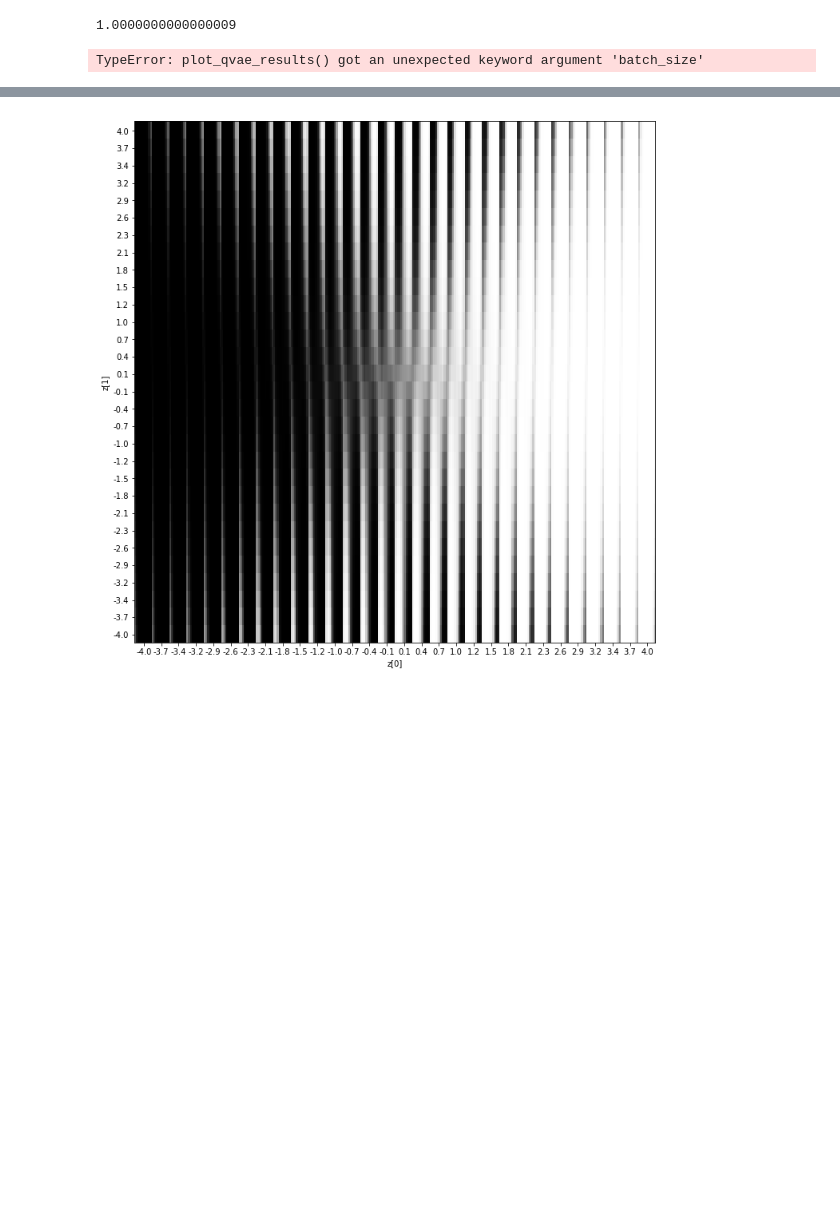
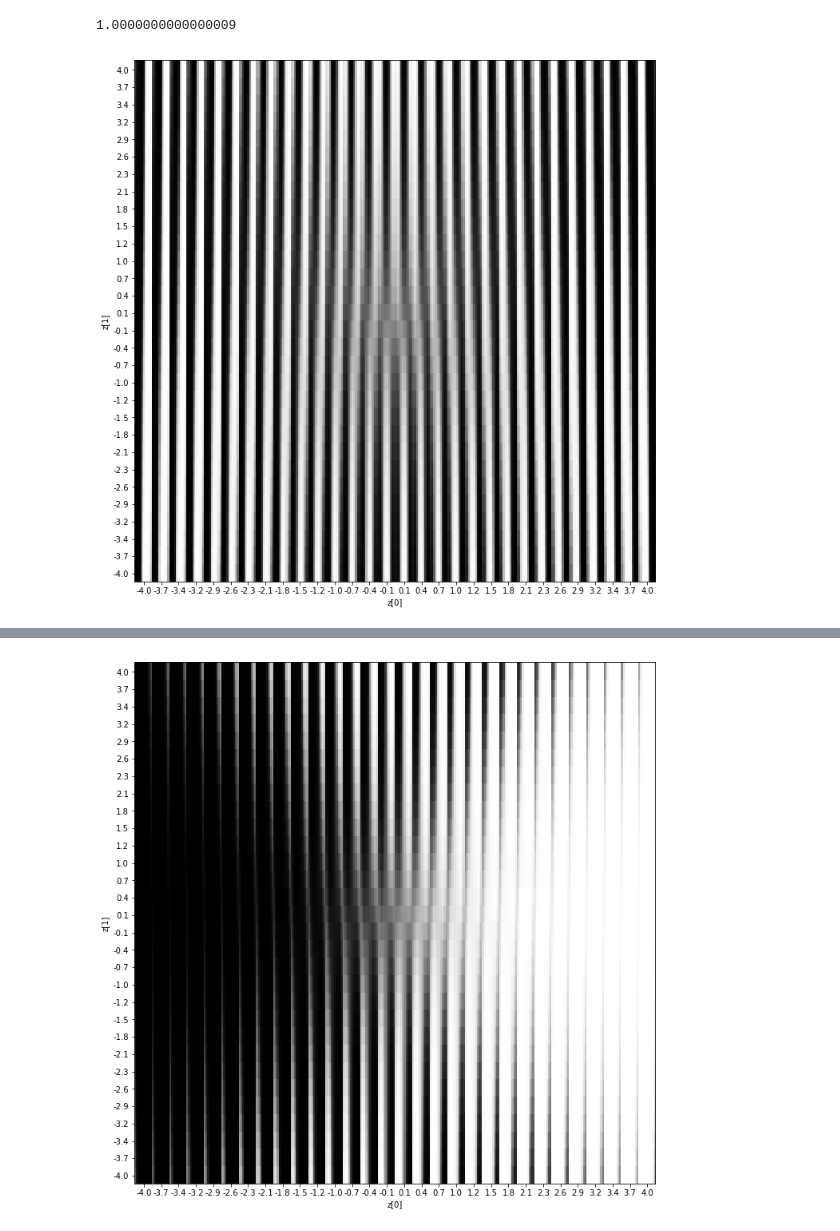
Before and after one commit to ktucker27/quantumML, a Jupyter notebook: python/quantum_vae.ipynb, the cells around one changed output, grey strips where cells are left out. Cells and saved outputs as stored; diff of their text form; code cells hidden in the pictures; blank space fills up the shorter version.

```diff
--- a/python/quantum_vae.ipynb
+++ b/python/quantum_vae.ipynb
@@ -17,7 +17,7 @@ original_dim = is_train.shape[1]
 input_shape = (original_dim, )
 intermediate_dim = 100
 batch_size = 128
-latent_dim = 8
+latent_dim = 4
 epochs = 50
 
 # VAE model = encoder + decoder
@@ -246,7 +246,7 @@ def plot_qvae_results(models, z_min, z_max, frame_size = 0, fig_size = 10, fig_b
 
     for i, yi in enumerate(grid_y):
         for j, xi in enumerate(grid_x):
-            z_sample = np.array([[xi, yi]])
+            z_sample = np.array([[0, xi, 2, yi]])
             x_decoded = decoder.predict(z_sample)
             #print(x_decoded[0].shape)
             digit = np.stack([x_decoded[0] for ii in range(10)]).reshape(digit_size, digit_size)
@@ -287,10 +287,7 @@ def plot_qvae_latent(models, z):
     plt.figure(figsize=(10, 4))
     plt.imshow(spin_img, cmap='gray', vmin=0, vmax=1)
     plt.show()
-# %%
-plot_qvae_results(models,
-                 data,
-                 batch_size=batch_size,
-                 model_name="vae_test")
-# %% [output]
-TypeError: plot_qvae_results() got an unexpected keyword argument 'batch_size'
+# %%
+plot_qvae_results(models, [-4,-4], [4,4], 0, 12, 0.3) # 1st and 2nd
+# %% [output]
+[figure, added]
```
Also changed, not shown: parts of 9 cells of this notebook, 2 other files.
